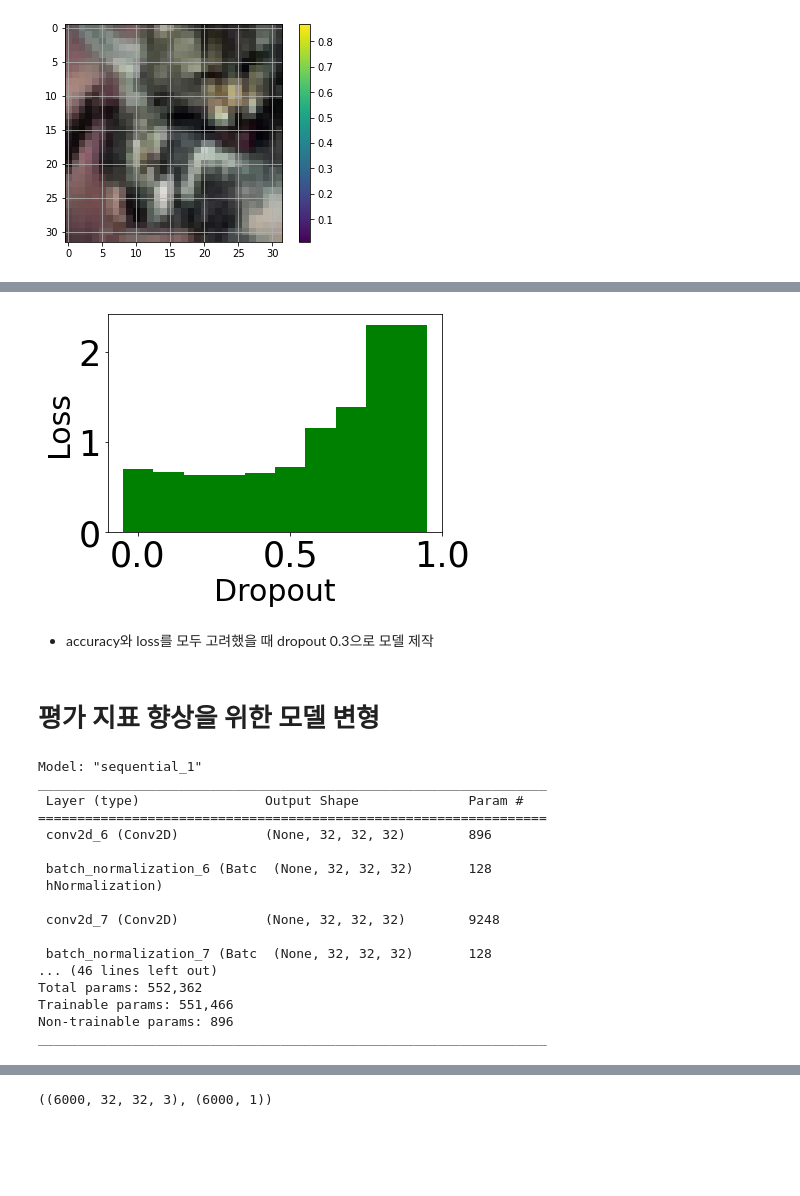
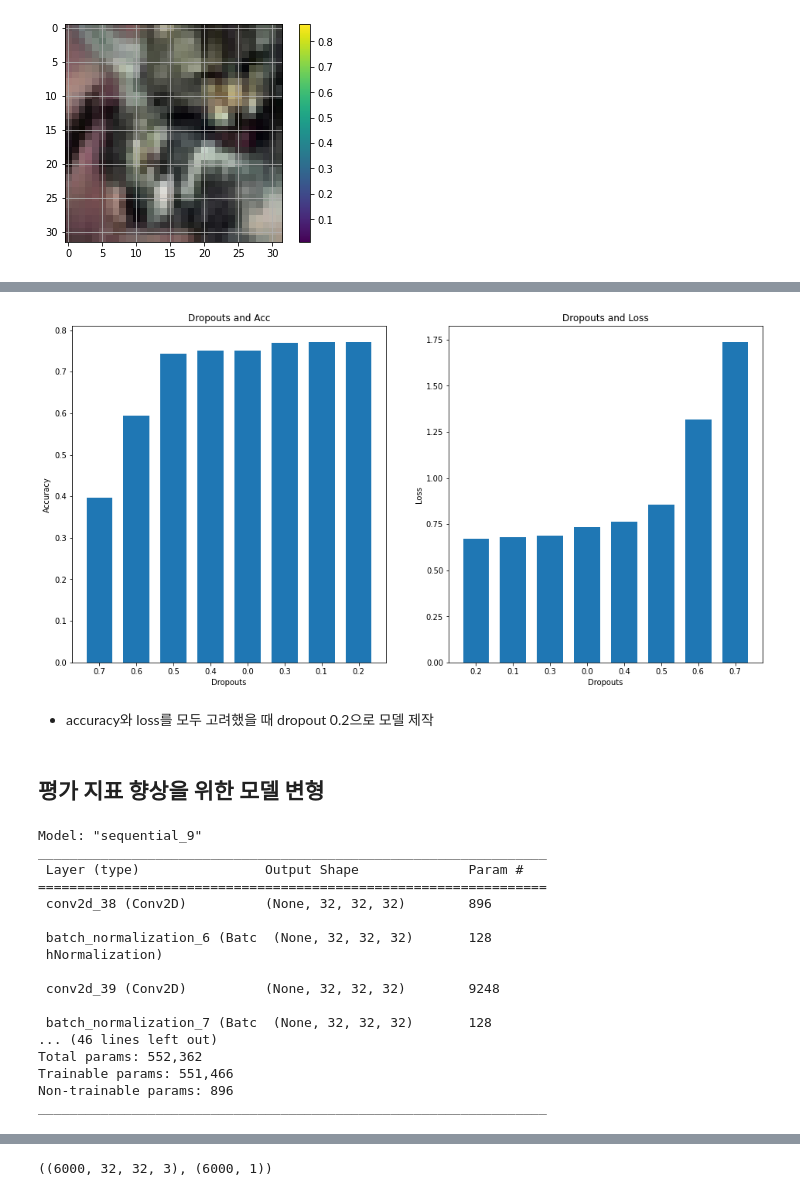
Before and after one commit to hr1588/Lab_study, a Jupyter notebook: dh_ml_final.ipynb, the cells around one changed output, grey strips where cells are left out. Cells and saved outputs as stored; diff of their text form; code cells hidden in the pictures; blank space fills up the shorter version.

```diff
--- a/dh_ml_final.ipynb
+++ b/dh_ml_final.ipynb
@@ -134,7 +92,7 @@ data_generator = ImageDataGenerator(width_shift_range=0.1, height_shift_range=0.
 train_generator = data_generator.flow(train_input, train_target, batch_size)
 steps_per_epoch = X_train.shape[0] // batch_size
 # %%
-model.compile(loss='sparse_categorical_crossentropy', optimizer='adam', metrics=['accuracy'])
+model.compile(optimizer = 'adam', loss='sparse_categorical_crossentropy', metrics=['accuracy'])
 
 checkpoint_cb=callbacks.ModelCheckpoint('best-model.h5', save_best_only=True)
 early_stopping_cb=callbacks.EarlyStopping(patience=2,restore_best_weights=True)
@@ -257,8 +198,8 @@ plt.show()
 # %%
-batch_size = 512
+batch_size = 32
 num_classes = len(np.unique(train_target))
 epochs = 50
-lr = 1e-4
+lr = 1e-5
 lr_weight_decay = 0.95
 
 train_target = np_utils.to_categorical(train_target, num_classes) # one-hot vector로 변환
@@ -272,7 +213,7 @@ y = {}
 loss = []
 accuracy = []
 
-dropouts = [num/10 for num in range(10)]
+dropouts = [num/10 for num in range(8)]
 
 for dropout in dropouts:
     print("Dropout : ", (dropout))
@@ -363,20 +287,41 @@ plt.show()
-# %%
-width = 0.1
-
-plt.bar(dropouts, loss, width, align='center',color = 'green')
-
-plt.tick_params(axis='both', which='major', labelsize=35)
-plt.tick_params(axis='both', which='minor', labelsize=35)
-
-plt.ylabel('Loss',size = 30)
-plt.xlabel('Dropout', size = 30)
-plt.show()
-# %% [output]
-[figure, removed]
+# %%
+x = dropouts
+x = list(map(str, x))
+y = accuracy
+z = loss
+
+df = pd.DataFrame(
+    dict(
+        Dropouts = x,
+        accuracy = y,
+        loss = z
+    )
+)
+
+acc_sorted = df.sort_values('accuracy')
+loss_sorted = df.sort_values('loss')
+
+plt.figure(figsize = (16,8))
+
+plt.subplot(1,2,1)
+plt.bar('Dropouts','accuracy', data = acc_sorted, width = 0.7)
+plt.xlabel('Dropouts')
+plt.ylabel('Accuracy')
+plt.title('Dropouts and Acc')
+
+plt.subplot(1,2,2)
+plt.bar('Dropouts', 'loss', data = loss_sorted, width = 0.7)
+plt.xlabel('Dropouts')
+plt.ylabel('Loss')
+plt.title('Dropouts and Loss')
+
+plt.show()
+# %% [output]
+[figure, added]
 # %% [markdown]
-- accuracy와 loss를 모두 고려했을 때 dropout 0.3으로 모델 제작
+- accuracy와 loss를 모두 고려했을 때 dropout 0.2으로 모델 제작
 # %% [markdown]
-# 평가 지표 향상을 위한 모델 변형
+## 평가 지표 향상을 위한 모델 변형
 # %%
 model = Sequential()
 
@@ -387,40 +332,40 @@ model.add(BatchNormalization())
 
 model.add(MaxPooling2D(pool_size=(2, 2)))
 
-model.add(Dropout(0.3))
+model.add(Dropout(0.2))
 
 model.add(Conv2D(filters=64, kernel_size=(3, 3), input_shape=(32, 32, 3), activation='relu', padding='same'))
 model.add(BatchNormalization())
 model.add(Conv2D(filters=64, kernel_size=(3, 3), input_shape=(32, 32, 3), activation='relu', padding='same'))
 model.add(BatchNormalization())
 model.add(MaxPooling2D(pool_size=(2, 2)))
-model.add(Dropout(0.3))
+model.add(Dropout(0.2))
 
 model.add(Conv2D(filters=128, kernel_size=(3, 3), input_shape=(32, 32, 3), activation='relu', padding='same'))
 model.add(BatchNormalization())
 model.add(Conv2D(filters=128, kernel_size=(3, 3), input_shape=(32, 32, 3), activation='relu', padding='same'))
 model.add(BatchNormalization())
 model.add(MaxPooling2D(pool_size=(2, 2)))
-model.add(Dropout(0.3))
+model.add(Dropout(0.2))
 
 model.add(Flatten())
 
 model.add(Dense(128, activation='relu'))
-model.add(Dropout(0.3))
+model.add(Dropout(0.2))
 model.add(Dense(num_classes, activation='softmax'))
 
 model.summary()
 # %% [output]
-Model: "sequential_1"
+Model: "sequential_9"
 _________________________________________________________________
  Layer (type)                Output Shape              Param #
 =================================================================
- conv2d_6 (Conv2D)           (None, 32, 32, 32)        896
+ conv2d_38 (Conv2D)          (None, 32, 32, 32)        896
 
  batch_normalization_6 (Batc  (None, 32, 32, 32)       128
  hNormalization)
 
- conv2d_7 (Conv2D)           (None, 32, 32, 32)        9248
+ conv2d_39 (Conv2D)          (None, 32, 32, 32)        9248
 
  batch_normalization_7 (Batc  (None, 32, 32, 32)       128
 ... (46 lines left out)
```
Also changed, not shown: parts of 40 cells of this notebook.
